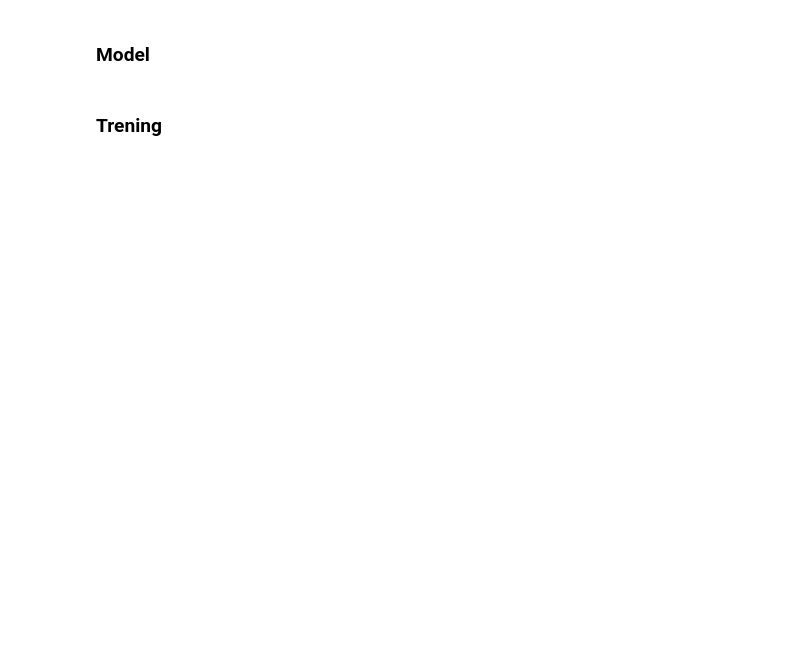
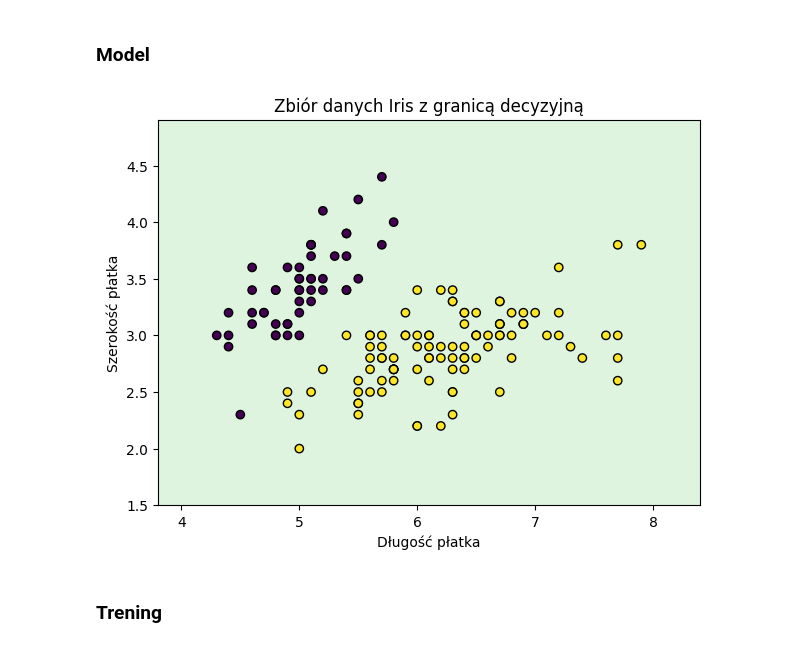
Before and after one commit to janbanot/msc-cs-code, a Jupyter notebook: sem3/DL/DL_2025__lab2.ipynb, the cells around one changed output. Saved outputs shown, nothing was run; the diff lists cells and outputs as text; code cells hidden in the pictures; blank space fills up the shorter version.

```diff
--- a/sem3/DL/DL_2025__lab2.ipynb
+++ b/sem3/DL/DL_2025__lab2.ipynb
@@ -539,2 +608,24 @@ plot_iris_with_decision_boundary(X, y, model)
+# %%
+import torch
+import torch.nn as nn
+import torch.nn.functional as F
+
+class NetIris(nn.Module):
+    def __init__(self):
+        super().__init__()
+        self.hidden_layer = nn.Linear(2, 2, bias=True)
+        self.out_layer = nn.Linear(2, 1, bias=True)
+
+    def forward(self, x):
+        h = F.relu(self.hidden_layer(x))       # aktywacja ReLU
+        y = torch.sigmoid(self.out_layer(h))   # aktywacja Sigmoid
+        return y
+
+model = NetIris()
+model.state_dict()
+
+plot_iris_with_decision_boundary(X, y, model)
+# %% [output]
+[figure, added]
 # %% [markdown]
 ### Trening
```
Also changed, not shown: parts of 26 cells of this notebook.
